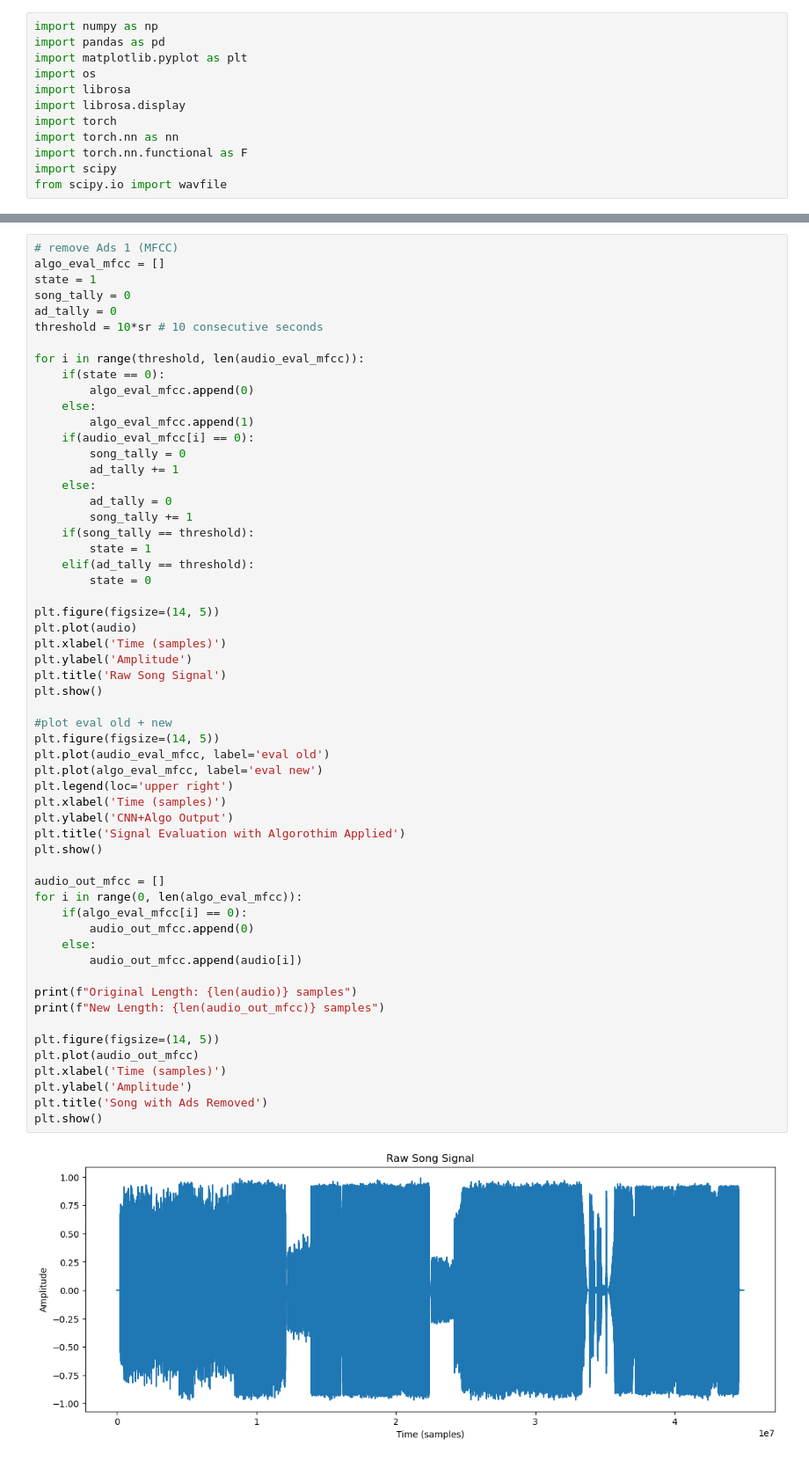
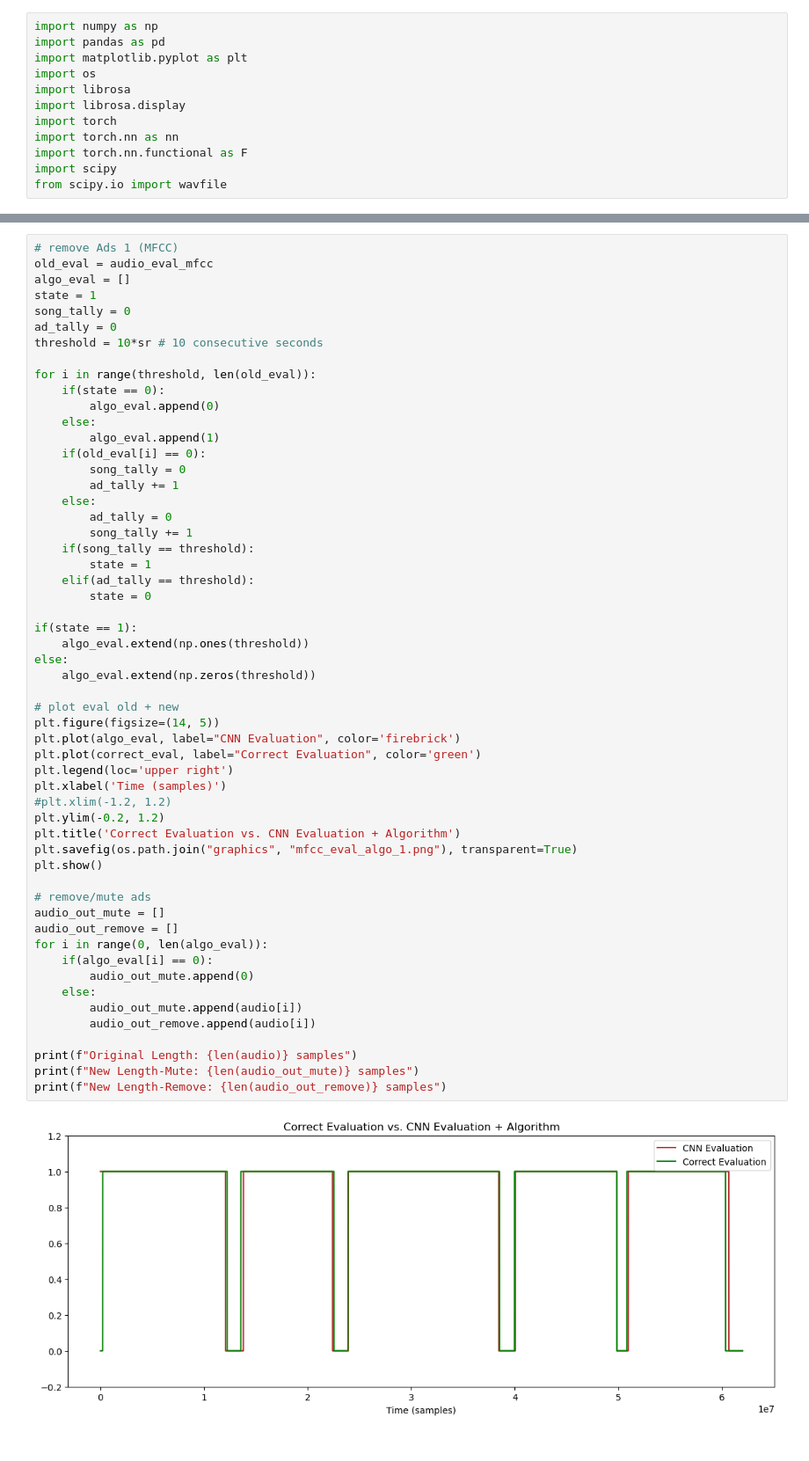
Before and after one commit to sion23/radio-adblock, a Jupyter notebook: cnn_test_complex.ipynb, the cells around one changed output, grey strips where cells are left out. Shown at 88% size. Saved outputs shown, nothing was run; the diff lists cells and outputs as text.

```diff
--- a/cnn_test_complex.ipynb
+++ b/cnn_test_complex.ipynb
@@ -282,59 +331,57 @@ plt.show()
 # %%
 # remove Ads 1 (MFCC)
-algo_eval_mfcc = []
+old_eval = audio_eval_mfcc
+algo_eval = []
 state = 1
 song_tally = 0
 ad_tally = 0
 threshold = 10*sr # 10 consecutive seconds
 
-for i in range(threshold, len(audio_eval_mfcc)):
+for i in range(threshold, len(old_eval)):
     if(state == 0):
-        algo_eval_mfcc.append(0)
+        algo_eval.append(0)
     else:
-        algo_eval_mfcc.append(1)
-    if(audio_eval_mfcc[i] == 0):
+        algo_eval.append(1)
+    if(old_eval[i] == 0):
         song_tally = 0
         ad_tally += 1
     else:
         ad_tally = 0
         song_tally += 1
     if(song_tally == threshold):
         state = 1
     elif(ad_tally == threshold):
         state = 0
 
+if(state == 1):
+    algo_eval.extend(np.ones(threshold))
+else:
+    algo_eval.extend(np.zeros(threshold))
+
+# plot eval old + new
 plt.figure(figsize=(14, 5))
-plt.plot(audio)
+plt.plot(algo_eval, label="CNN Evaluation", color='firebrick')
+plt.plot(correct_eval, label="Correct Evaluation", color='green')
+plt.legend(loc='upper right')
 plt.xlabel('Time (samples)')
-plt.ylabel('Amplitude')
-plt.title('Raw Song Signal')
+#plt.xlim(-1.2, 1.2)
+plt.ylim(-0.2, 1.2)
+plt.title('Correct Evaluation vs. CNN Evaluation + Algorithm')
+plt.savefig(os.path.join("graphics", "mfcc_eval_algo_1.png"), transparent=True)
 plt.show()
 
-#plot eval old + new
-plt.figure(figsize=(14, 5))
-plt.plot(audio_eval_mfcc, label='eval old')
-plt.plot(algo_eval_mfcc, label='eval new')
-plt.legend(loc='upper right')
-plt.xlabel('Time (samples)')
-plt.ylabel('CNN+Algo Output')
-plt.title('Signal Evaluation with Algorothim Applied')
-plt.show()
-
-audio_out_mfcc = []
-for i in range(0, len(algo_eval_mfcc)):
-    if(algo_eval_mfcc[i] == 0):
-        audio_out_mfcc.append(0)
+# remove/mute ads
+audio_out_mute = []
+audio_out_remove = []
+for i in range(0, len(algo_eval)):
+    if(algo_eval[i] == 0):
+        audio_out_mute.append(0)
     else:
-        audio_out_mfcc.append(audio[i])
+        audio_out_mute.append(audio[i])
+        audio_out_remove.append(audio[i])
 
 print(f"Original Length: {len(audio)} samples")
-print(f"New Length: {len(audio_out_mfcc)} samples")
-
-plt.figure(figsize=(14, 5))
-plt.plot(audio_out_mfcc)
-plt.xlabel('Time (samples)')
-plt.ylabel('Amplitude')
-plt.title('Song with Ads Removed')
-plt.show()
+print(f"New Length-Mute: {len(audio_out_mute)} samples")
+print(f"New Length-Remove: {len(audio_out_remove)} samples")
 # %% [output]
-[figure, old version]
+[figure, new version]
```
Also changed, not shown: parts of 46 cells of this notebook, 1 other file.
